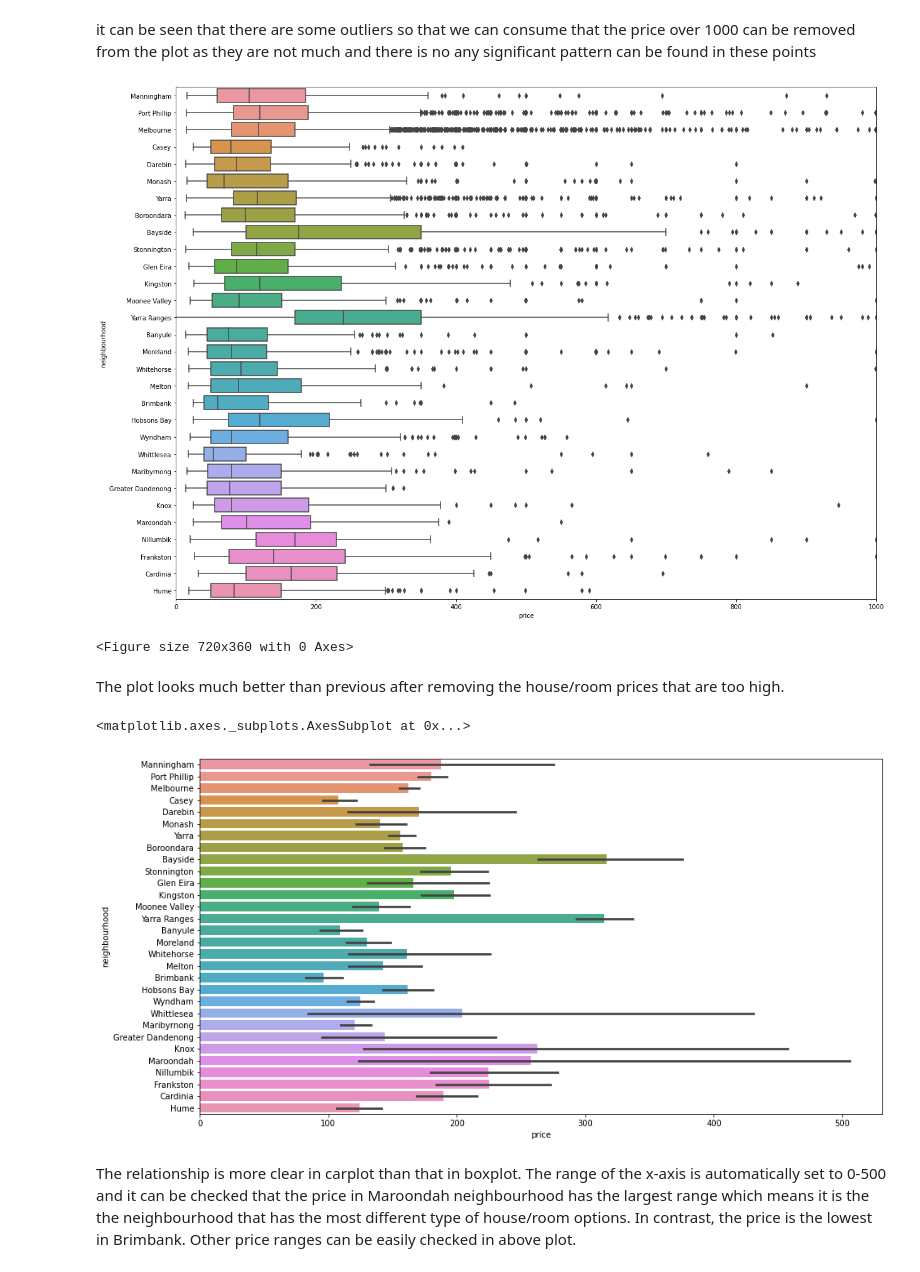
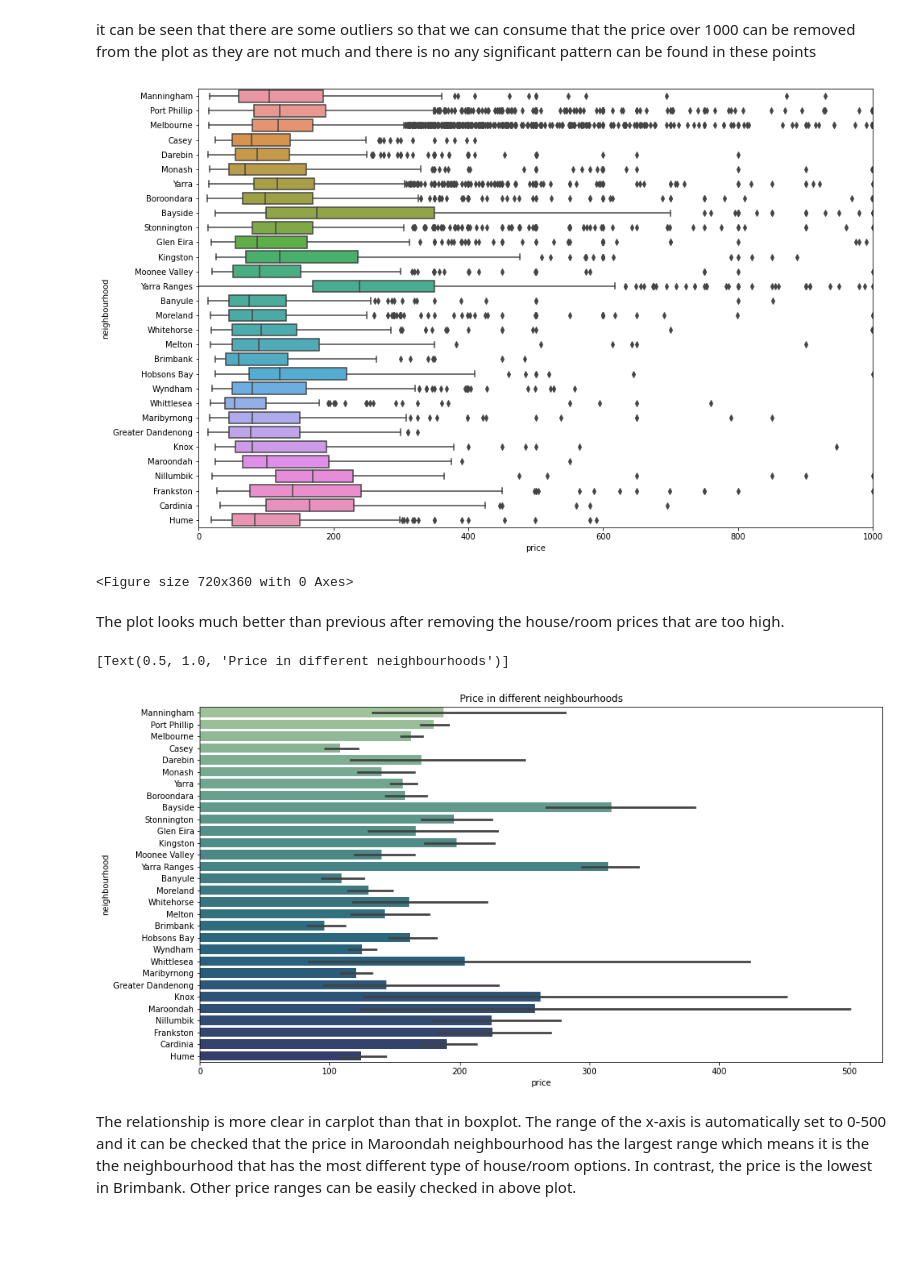
Before and after one commit to JunoZ9009/project_2021_summer, a Jupyter notebook: airbnb/04_Airbnb.ipynb, the cells around one changed output. Drawn from its saved outputs; the diff is of its cells as text; code cells hidden in the pictures; blank space fills up the shorter version.

```diff
--- a/airbnb/04_Airbnb.ipynb
+++ b/airbnb/04_Airbnb.ipynb
@@ -291,7 +273,7 @@ import geopandas
 import pandas as pd
 import matplotlib.pyplot as plt
 
-plt.rcParams['figure.figsize'] = [20, 15]
+plt.rcParams['figure.figsize'] = [15, 10]
 # %%
 neigeo = geopandas.read_file("/content/drive/MyDrive/summer_project_2021/airbnb/neighbourhoods_new.geojson")
 # neigeo
@@ -335,16 +317,16 @@ ax.set_xlim(0,1000)
 # the range of the x-axis can be changed in above code and different plots will show below
 plt.show()
 # %% [output]
-[figure, old version]
+[figure, new version]
 <Figure size 720x360 with 0 Axes>
 # %% [markdown]
 The plot looks much better than previous after removing the house/room prices that are too high.
 # %%
 plt.figure(figsize=(15,8))
-sns.barplot(y=new_data.neighbourhood, x=new_data.price)
+sns.barplot(y=new_data.neighbourhood, x=new_data.price, palette="crest").set(Title='Price in different neighbourhoods')
 # %% [output]
-<matplotlib.axes._subplots.AxesSubplot at 0x...>
+[Text(0.5, 1.0, 'Price in different neighbourhoods')]
-[figure, old version]
+[figure, new version]
 # %% [markdown]
 The relationship is more clear in carplot than that in boxplot. The range of the x-axis is automatically set to 0-500 and it can be checked that the price in Maroondah neighbourhood has the largest range which means it is the the neighbourhood that has the most different type of house/room options. In contrast, the price is the lowest in Brimbank. Other price ranges can be easily checked in above plot.
 # %% [markdown]
```
Also changed, not shown: parts of 30 cells of this notebook.
